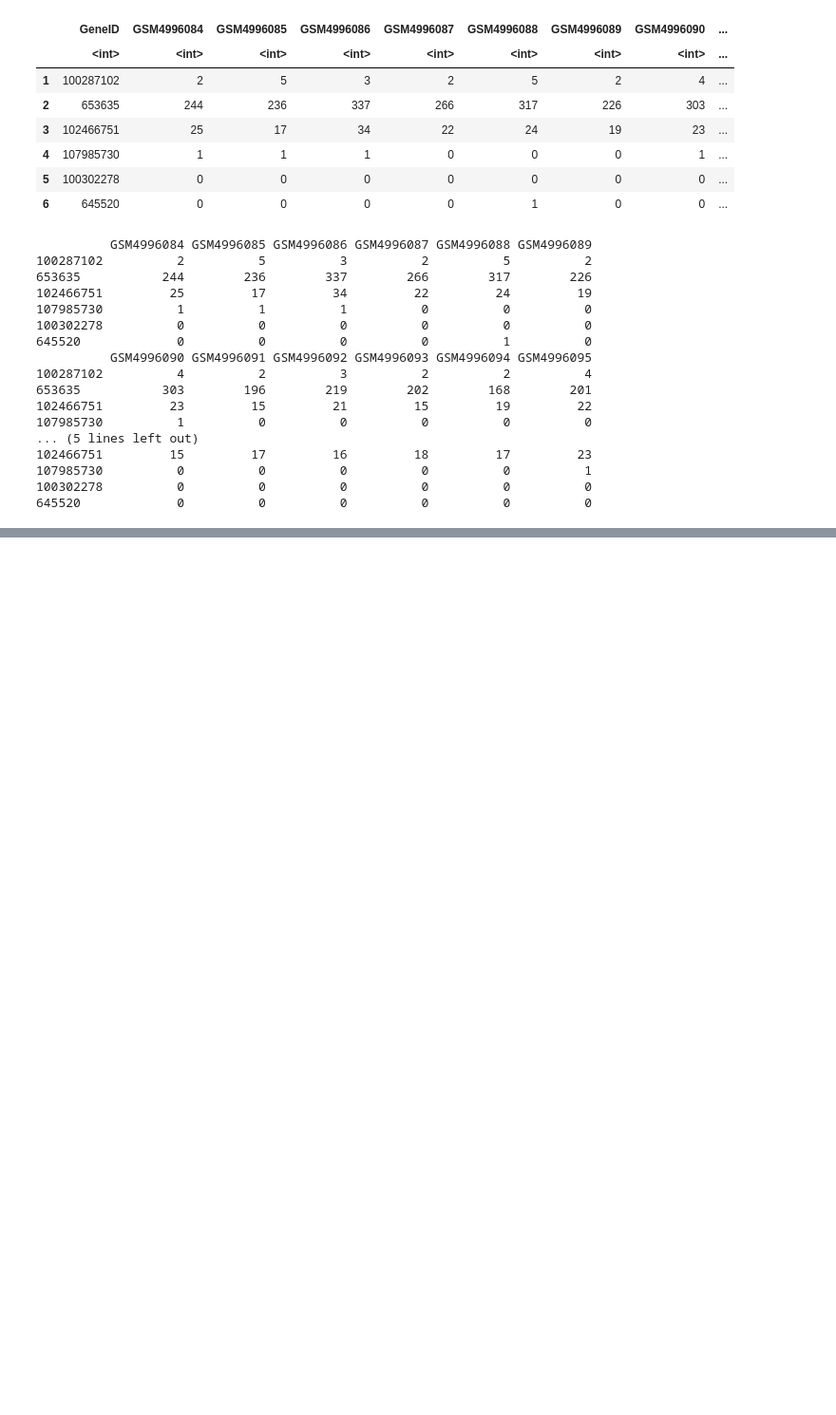
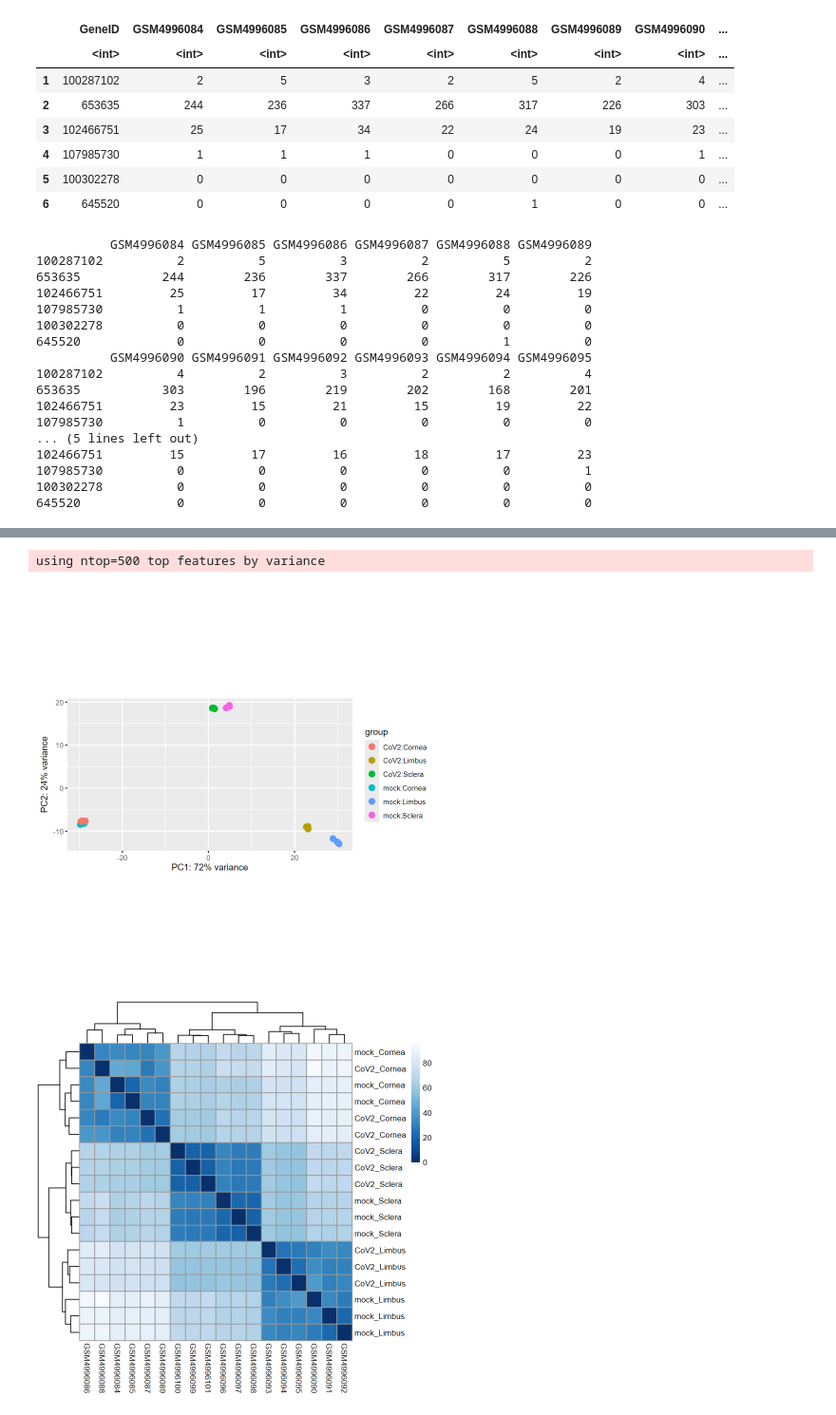
Before and after one commit to meshik/bioinformatics-code-hub, a Jupyter notebook: transcriptomics/bulk/DESeq2/r.ipynb, the cells around one changed output, grey strips where cells are left out. Shown at 95% size. Saved outputs shown, nothing was run; the diff lists cells and outputs as text; code cells hidden in the pictures; blank space fills up the shorter version.

Commit message:
most of the working DESeq2

```diff
--- a/transcriptomics/bulk/DESeq2/r.ipynb
+++ b/transcriptomics/bulk/DESeq2/r.ipynb
@@ -55,0 +88,17 @@ print(head(count_mat))
+# %%
+library(DESeq2, quietly = TRUE)
+# Create DESeqDataSet object
+dds <- DESeqDataSetFromMatrix(
+  countData = count_mat,
+  colData = sample_info,
+  design = ~ tissue + condition  # Controls for tissue differences
+)
+
+## Filter genes
+# Keep genes with at least 10 reads total
+dds <- dds[rowSums(counts(dds)) >= 10, ]
+
+# now we can run DESeq2
+dds <- DESeq(dds)
+
+print(dds)
@@ -55,0 +125,20 @@ print(head(count_mat))
+# %%
+library(pheatmap, quietly = TRUE)
+library(RColorBrewer, quietly = TRUE)
+# Variance stabilizing transformation for plotting
+vsd <- vst(dds, blind = FALSE)
+
+# PCA plot to assess sample clustering
+DESeq2::plotPCA(vsd, intgroup = c("condition", "tissue"))
+
+# Sample distance heatmap
+sampleDists <- dist(t(assay(vsd)))
+sampleDistMatrix <- as.matrix(sampleDists)
+rownames(sampleDistMatrix) <- paste(vsd$condition, vsd$tissue, sep = "_")
+pheatmap(sampleDistMatrix, clustering_distance_rows = sampleDists,
+         clustering_distance_cols = sampleDists,
+         color = colorRampPalette(rev(brewer.pal(9, "Blues")))(255))
+# %% [output]
+using ntop=500 top features by variance
+[figure, added]
+[figure, added]
```
Also changed, not shown: parts of 5 cells of this notebook.
